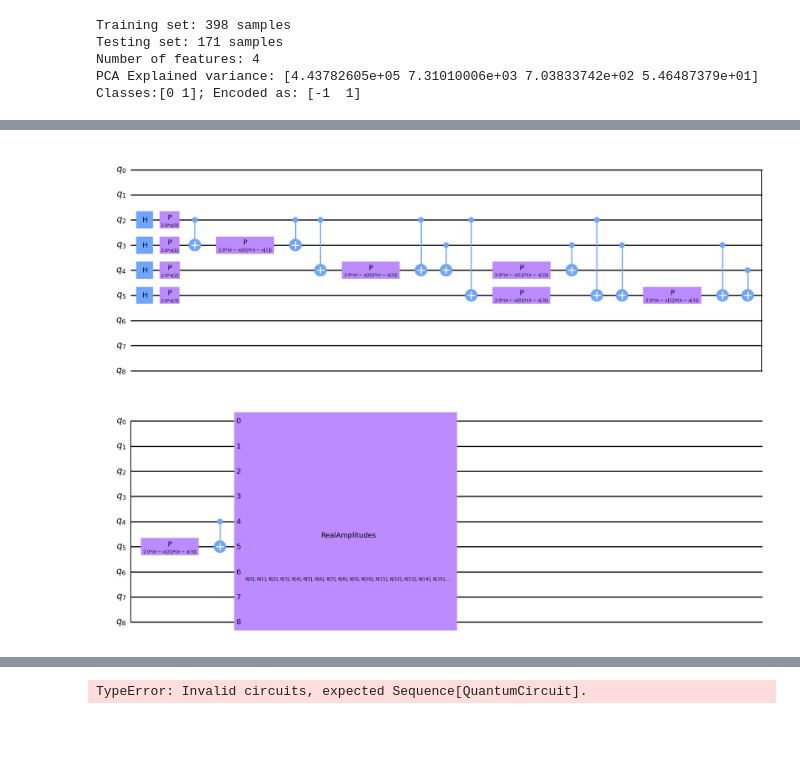
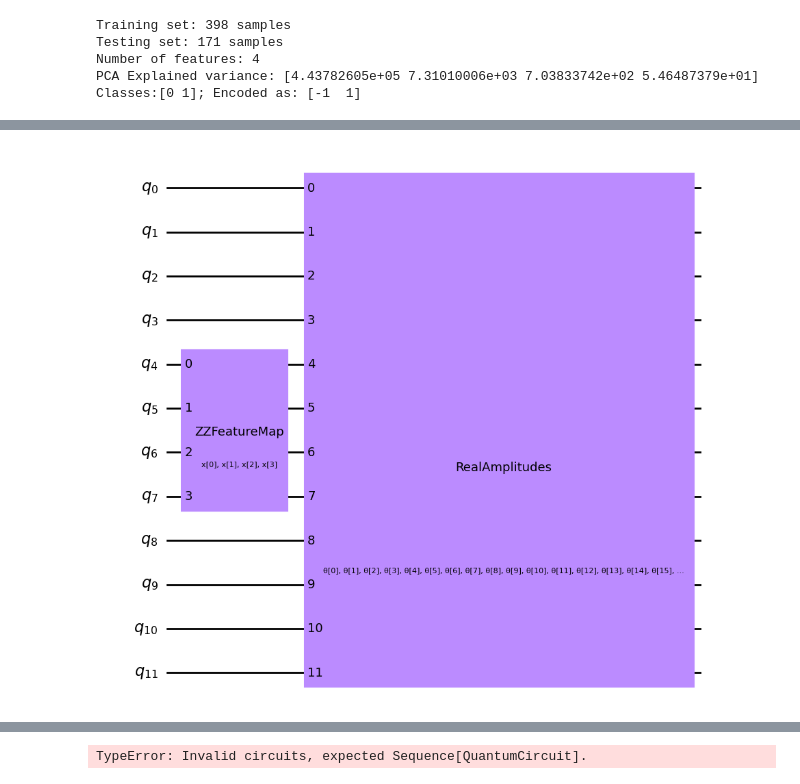
Before and after one commit to NNCT2904/VQA-Notes-v2, a Jupyter notebook: playground.ipynb, the cells around one changed output, grey strips where cells are left out. Cells and saved outputs as stored; diff of their text form; code cells hidden in the pictures; blank space fills up the shorter version.

```diff
--- a/playground.ipynb
+++ b/playground.ipynb
@@ -83,11 +80,11 @@ print(anz.decompose().depth())
 # %%
 feature_map = featureMapGenerator(FEATURE_DIM)
 ansatz = AnsatzGenerator(MAX_QUBITS, MAX_REPS, ENTANGLEMENT)
 
 experimental_qc = circuitBuilder(feature_map, ansatz, 'middle')
-experimental_qc.decompose().draw('mpl')
+experimental_qc.draw('mpl')
 # %% [output]
-[figure, old version]
+[figure, new version]
 # %%
 reps = num_qubits
 ansatzes_m0 = [AnsatzGenerator(n, r) for n, r in zip(num_qubits, reps)]
```
Also changed, not shown: parts of 7 cells of this notebook.
